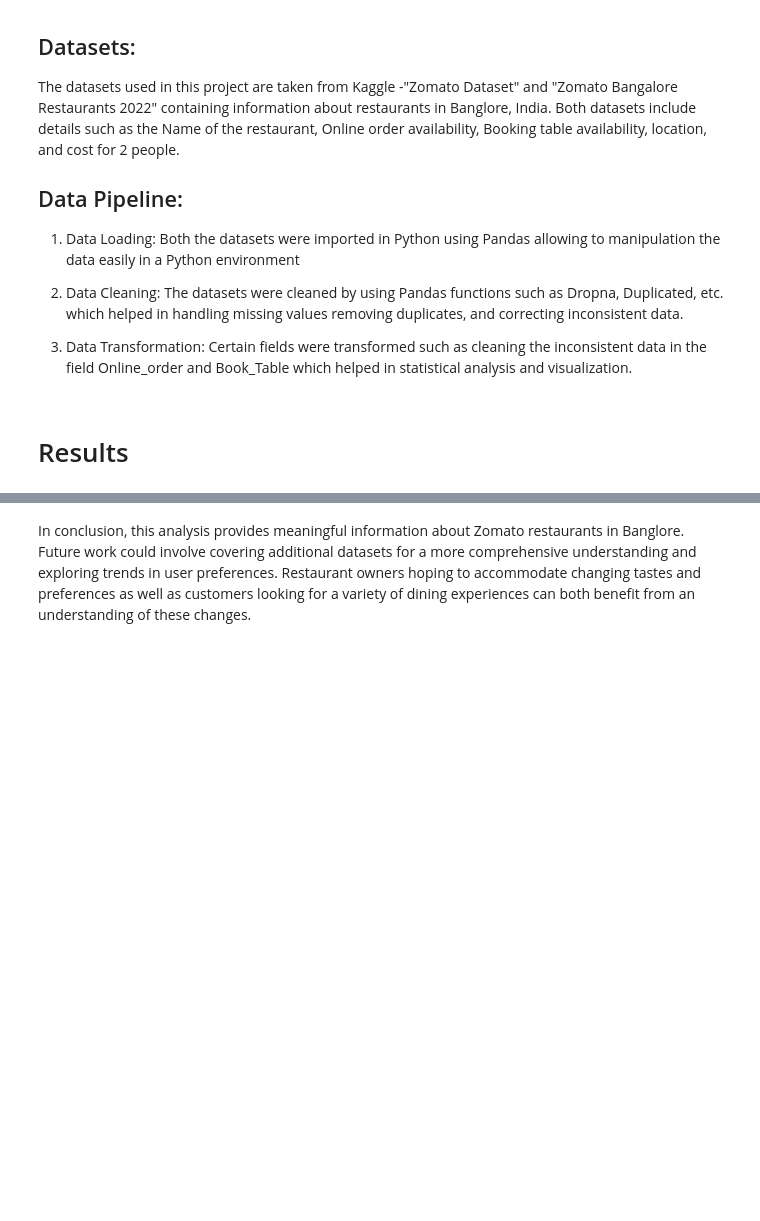
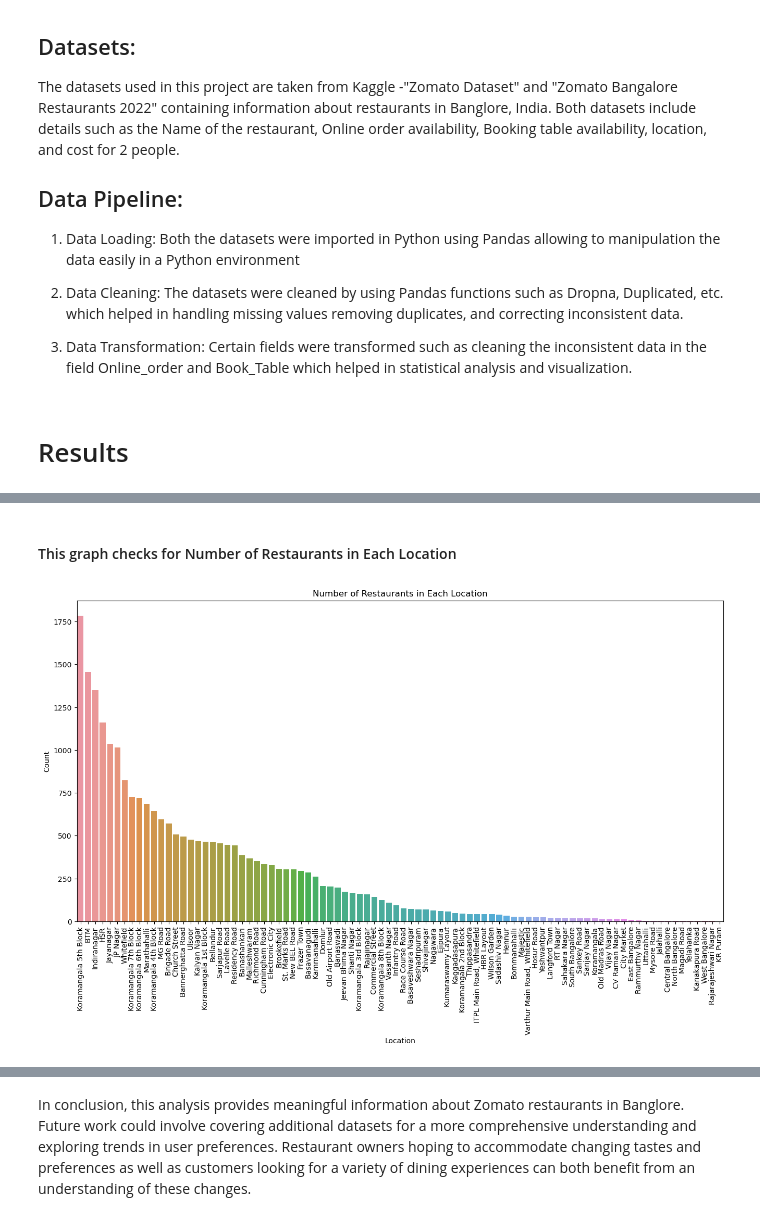
Before and after one commit to Akshatkhara2000/made-template-WS2324, a Jupyter notebook: project/report.ipynb, the cells around one changed output, grey strips where cells are left out. Cells and saved outputs as stored; diff of their text form; code cells hidden in the pictures; blank space fills up the shorter version.

```diff
--- a/project/report.ipynb
+++ b/project/report.ipynb
@@ -24,0 +90,13 @@ The table provided below gives a glimpse of the cleaned dataset 1 "Zomato Datase
+# %% [markdown]
+#### This graph checks for Number of Restaurants in Each Location
+# %%
+# Location-wise analysis
+plt.figure(figsize=(16, 8))
+sns.countplot(x='location', data=zomato_df, order=zomato_df['location'].value_counts().index)
+plt.title('Number of Restaurants in Each Location')
+plt.xlabel('Location')
+plt.ylabel('Count')
+plt.xticks(rotation=90)
+plt.show()
+# %% [output]
+[figure, added]
```
Also changed, not shown: parts of 26 cells of this notebook, 1 other file.
